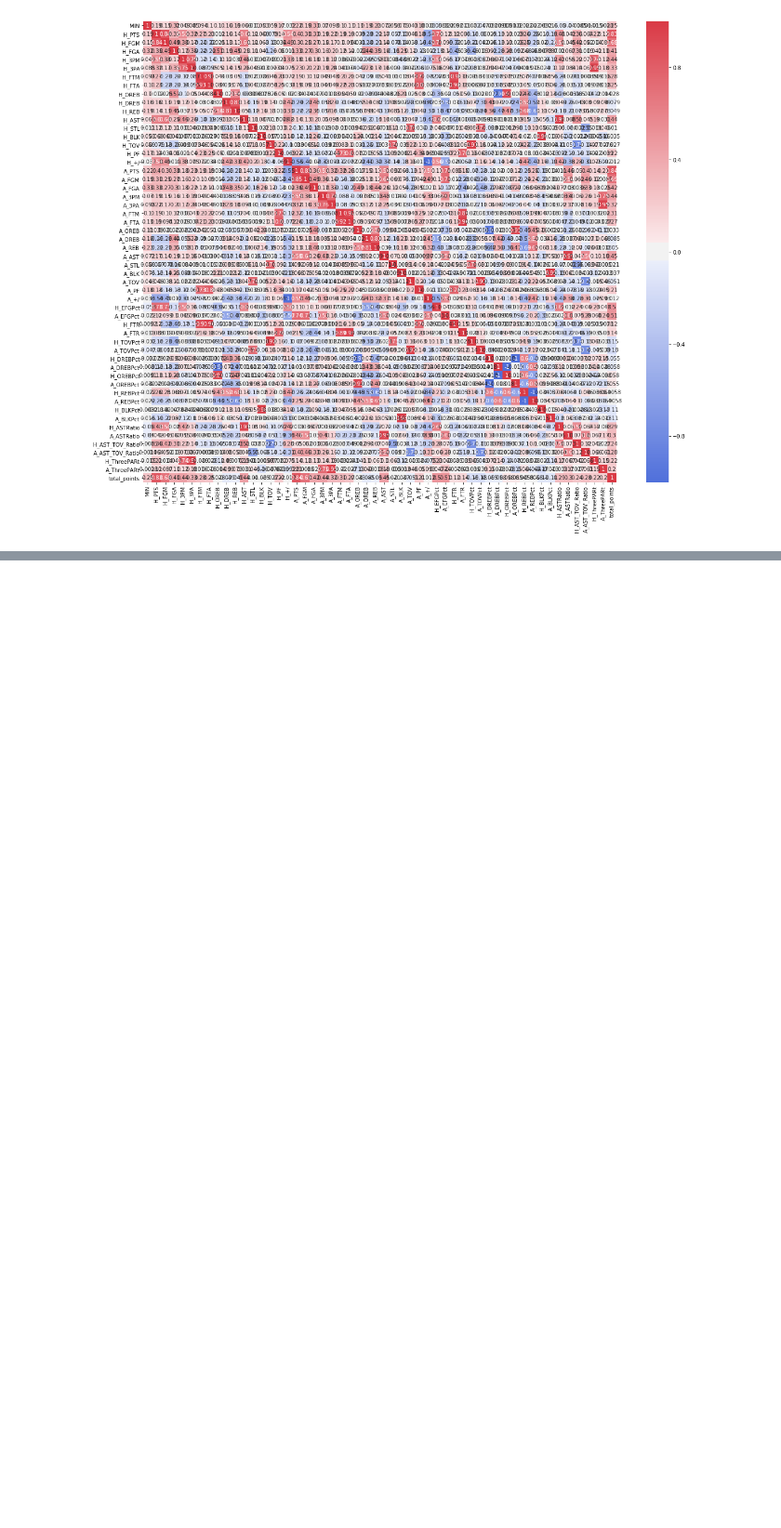
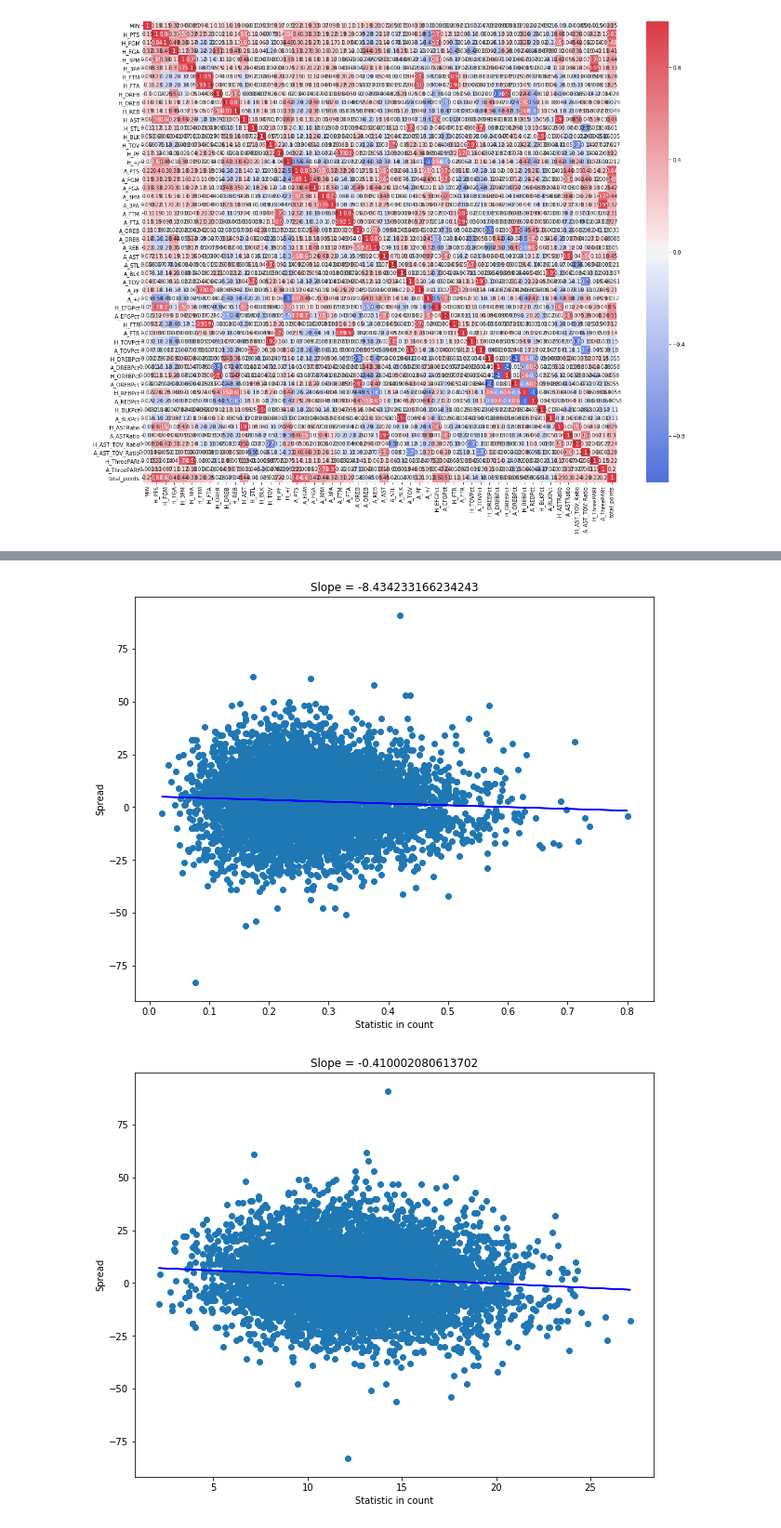
Before and after one commit to ThomasMoroski/NBA-Modeling-and-NLP-Application, a Jupyter notebook: NBA_Modeling_and_NLP_Application.ipynb, the cells around one changed output, grey strips where cells are left out. Shown at 93% size. Cells and saved outputs as stored; diff of their text form; code cells hidden in the pictures; blank space fills up the shorter version.

```diff
--- a/NBA_Modeling_and_NLP_Application.ipynb
+++ b/NBA_Modeling_and_NLP_Application.ipynb
@@ -426,15 +356,0 @@ from sklearn import linear_model
-# %%
-# Feature Importance to identify top 5 drivers and top 10 drivers
-#Feature Importance among the variables using ExtraTreesClassifier
-importance_model = ExtraTreesClassifier(n_estimators=100)
-importance_model.fit(X,y)
-print(importance_model.feature_importances_) #use inbuilt class feature_importances of tree based classifiers
-#plot graph of feature importances for better visualization
-feat_importances = pd.Series(importance_model.feature_importances_, index=X.columns)
-#Check the top 3 features with highest score
-feat_importances.nlargest(5).plot(kind='barh')
-plt.title('Top 5 most important features')
-plt.show()
-feat_importances.nlargest(10).plot(kind='barh')
-plt.title('Top 10 most important features')
-plt.show()
@@ -458,0 +372,7 @@ ax.set_title('Advanced Stats');
+# %%
+#This is a calculated value which is the difference between the to home team and away team score
+# A new column will need to be added to DF will call it spread
+df['spread'] = df['H_PTS'] - df['A_PTS']
+df.head(5)
+#Spread column created - next step invovles using a linear regresion and other means of modeling such as xgboost
+#need to also identify which variables have a linear relationship with th the target
@@ -458,0 +437,24 @@ ax.set_title('Advanced Stats');
+# %%
+#Identify linear relationshipsbetween variables and the target
+#Creating a list of the top 10 features to feed through the linearity test
+variable_collection = [df.A_FTR, df.H_TOVPct,df. H_AST_TOV_Ratio, df.A_BLKPct, df.A_TOVPct, df.A_ASTRatio, df.H_ASTRatio, df.A_EFGPct, df.H_EFGPct, df.H_BLKPct]
+# %%
+for i in variable_collection:
+    x = np.array(i)
+    y = np.array(df.spread)
+
+# Deriving slope,intercept values
+    slope, intercept = np.polyfit(x, y, 1)
+    abline_values = [slope * i + intercept for i in x]
+
+#Plotting the figure
+    plt.figure(figsize=(10,8))
+    plt.scatter(x, y)
+    plt.plot(x, abline_values, 'b')
+    plt.title("Slope = %s" % (slope))
+    plt.xlabel("Statistic in count")
+    plt.ylabel("Spread")
+    plt.show()
+# %% [output]
+[figure, added]
+[figure, added]
```
Also changed, not shown: parts of 54 cells of this notebook.
